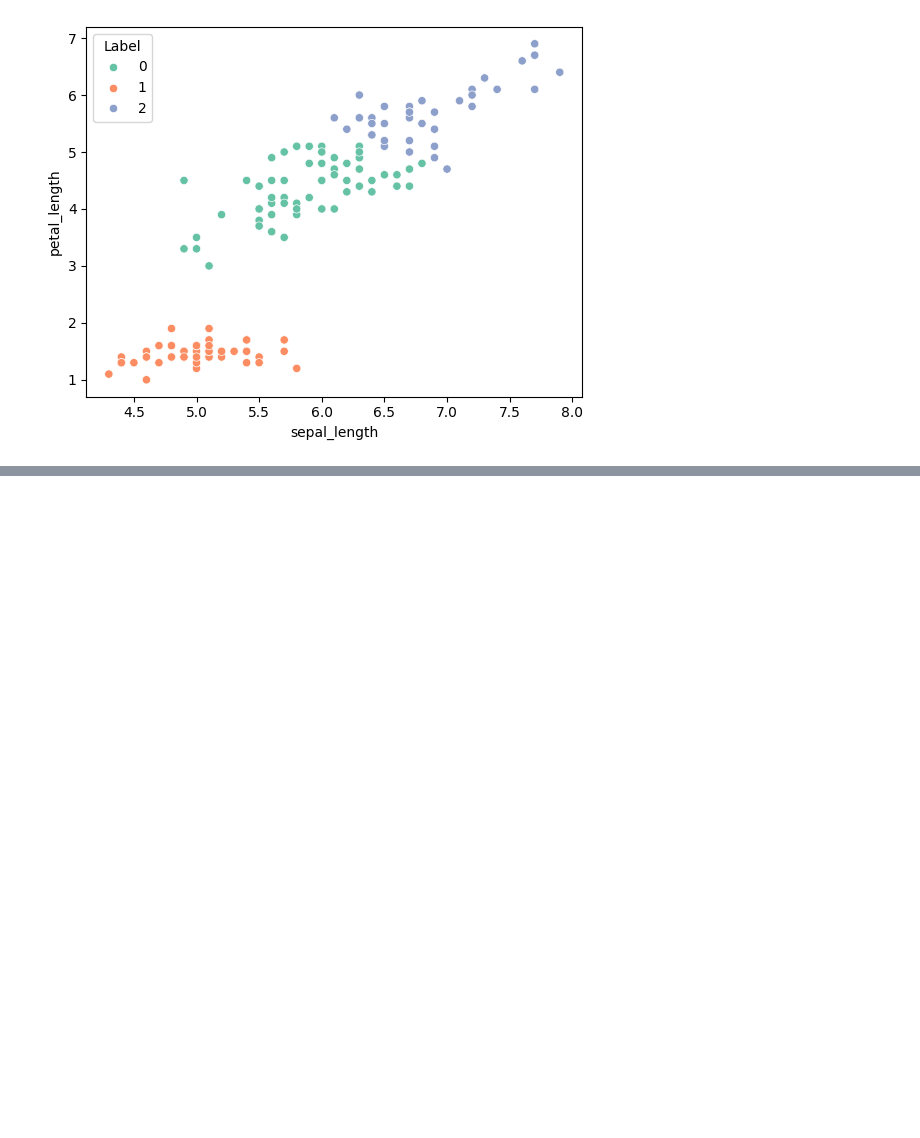
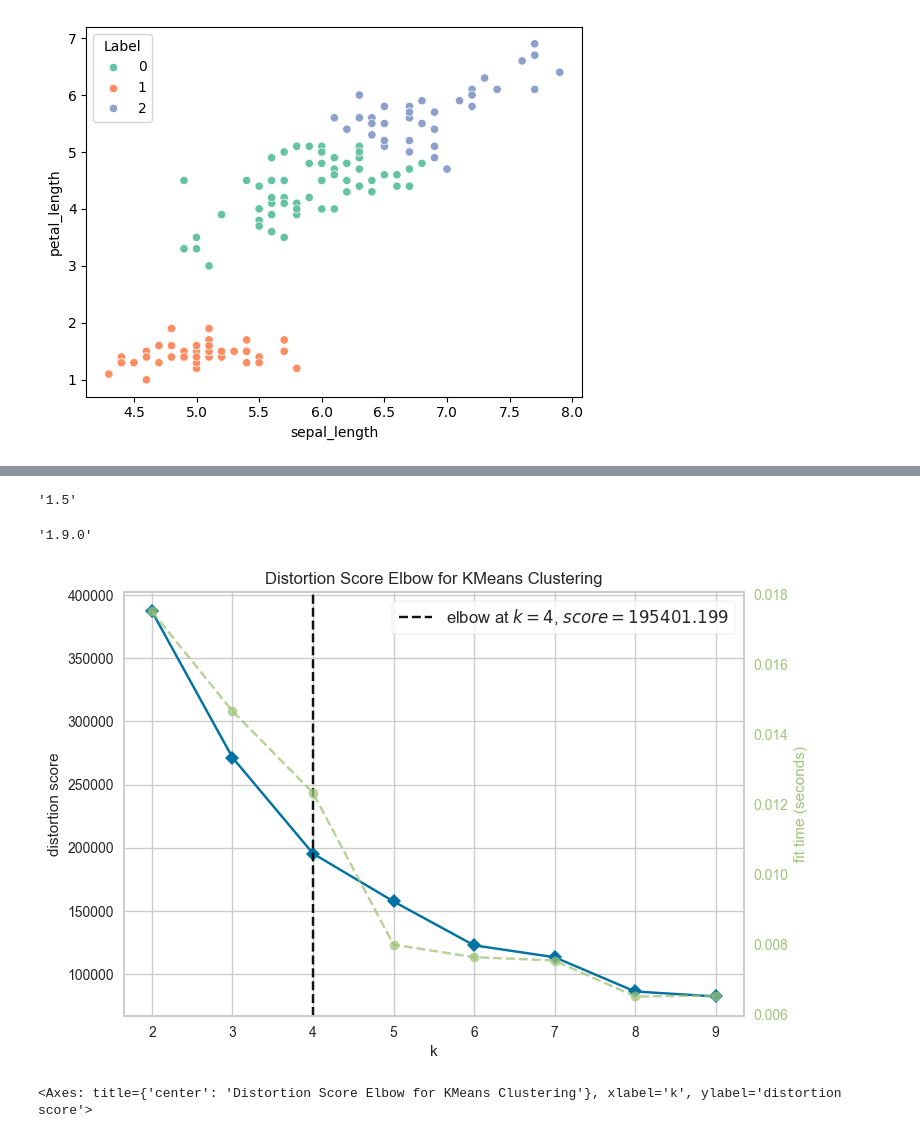
Before and after one commit to rupahli/AIML, a Jupyter notebook: Code/LinearRegression_18thJuly.ipynb, the cells around one changed output, grey strips where cells are left out. Cells and saved outputs as stored; diff of their text form; code cells hidden in the pictures; blank space fills up the shorter version.

```diff
--- a/Code/LinearRegression_18thJuly.ipynb
+++ b/Code/LinearRegression_18thJuly.ipynb
@@ -940,0 +1066,35 @@ plt.show()
+# %%
+import yellowbrick
+
+yellowbrick.__version__
+# %% [output]
+'1.5'
+# %%
+import sklearn
+
+sklearn.__version__
+# %% [output]
+'1.9.0'
+# %%
+import pandas as pd
+import seaborn as sns
+
+df = pd.read_csv(r"C:\Users\KITTU-PALKIN\OneDrive\Documents\Rupahli\GUVI\AIML\Data\Mall_Customers.csv")
+
+from sklearn.preprocessing import LabelEncoder
+encoder = LabelEncoder()
+df['Gender'] = encoder.fit_transform(df['Gender'])
+
+from  sklearn.cluster import KMeans
+from yellowbrick.contrib.wrapper import clusterer # either use this or force model = true like above for error
+model = clusterer(KMeans(random_state=42))
+
+
+from yellowbrick.cluster import KElbowVisualizer
+
+visiualization = KElbowVisualizer(model,k = (2,10))
+visiualization.fit(df)
+visiualization.show()
+# %% [output]
+[figure, added]
+<Axes: title={'center': 'Distortion Score Elbow for KMeans Clustering'}, xlabel='k', ylabel='distortion score'>
```
Also changed, not shown: parts of 9 cells of this notebook, 1 other file.
